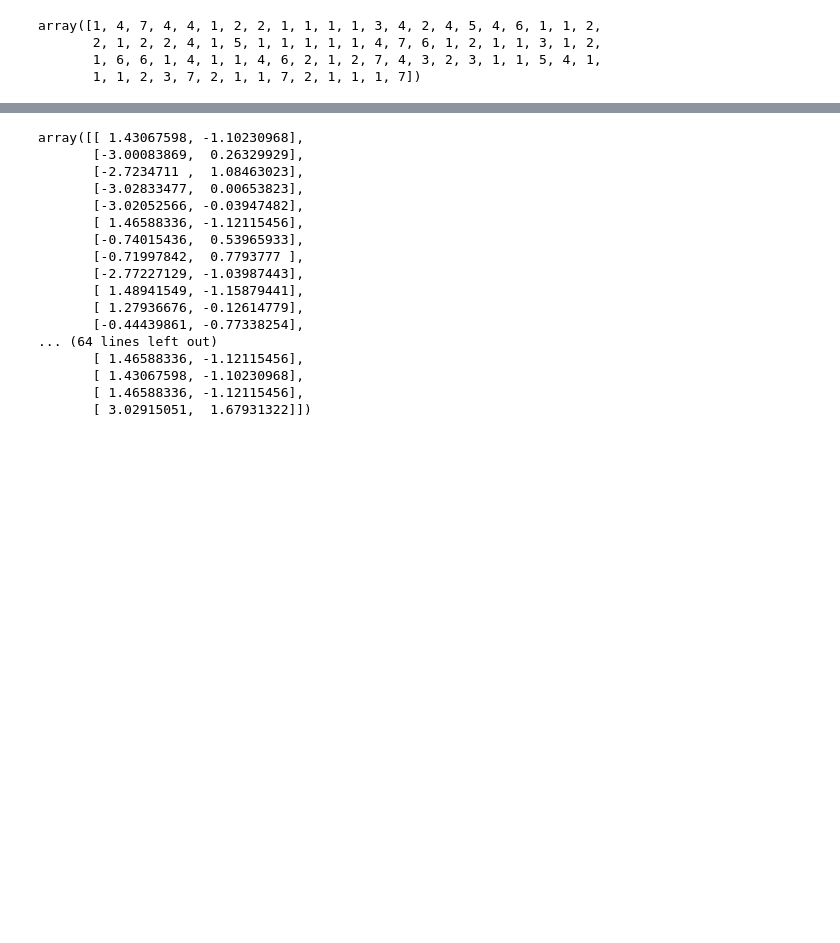
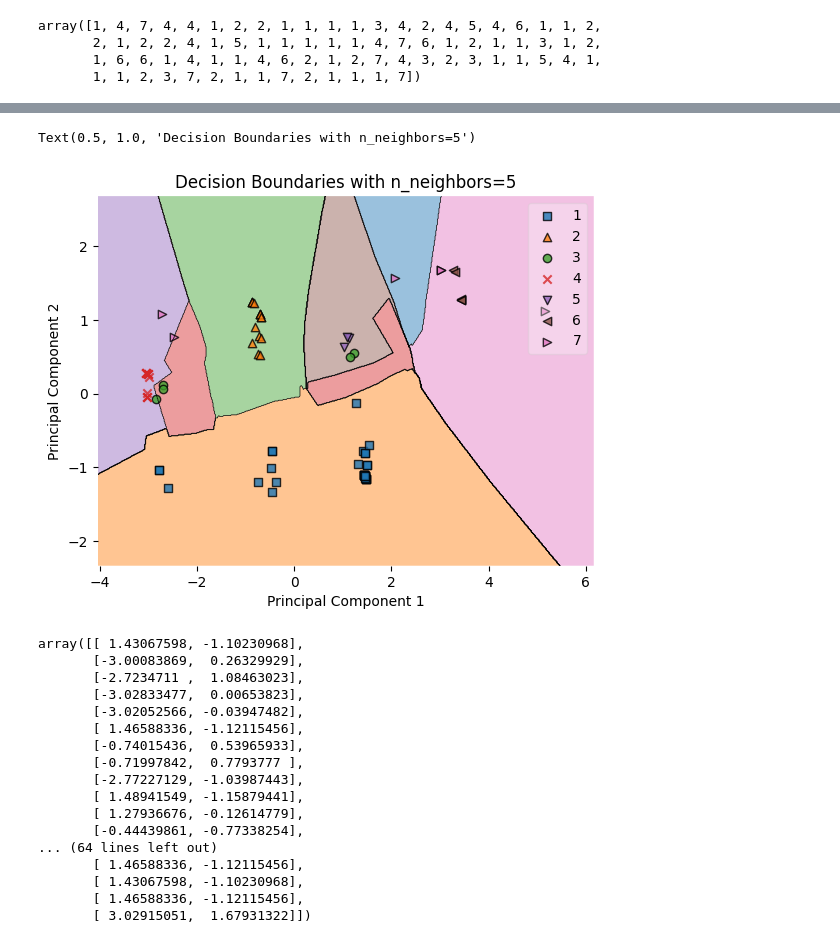
Before and after one commit to venkateshblks/KNN, a Jupyter notebook: KNN.ipynb, the cells around one changed output, grey strips where cells are left out. Saved outputs shown, nothing was run; the diff lists cells and outputs as text; code cells hidden in the pictures; blank space fills up the shorter version.

```diff
--- a/KNN.ipynb
+++ b/KNN.ipynb
@@ -301,3 +301,15 @@ Text(0.5, 1.0, 'Decision Boundaries')
+# %%
+pca = PCA(n_components=2)
+X_train_pca = pca.fit_transform(X_train)
+knn=KNeighborsClassifier(n_neighbors=5, metric='euclidean')
+knn.fit(X_train_pca, y_np)
+plot_decision_regions(X_train_pca, y_np, clf=knn)
+plt.xlabel('Principal Component 1')
+plt.ylabel('Principal Component 2')
+plt.title('Decision Boundaries with n_neighbors=5')
+# %% [output]
+Text(0.5, 1.0, 'Decision Boundaries with n_neighbors=5')
+[figure, added]
 # %%
 X_train_pca
 # %% [output]
```
Also changed, not shown: parts of 1 cell of this notebook.
